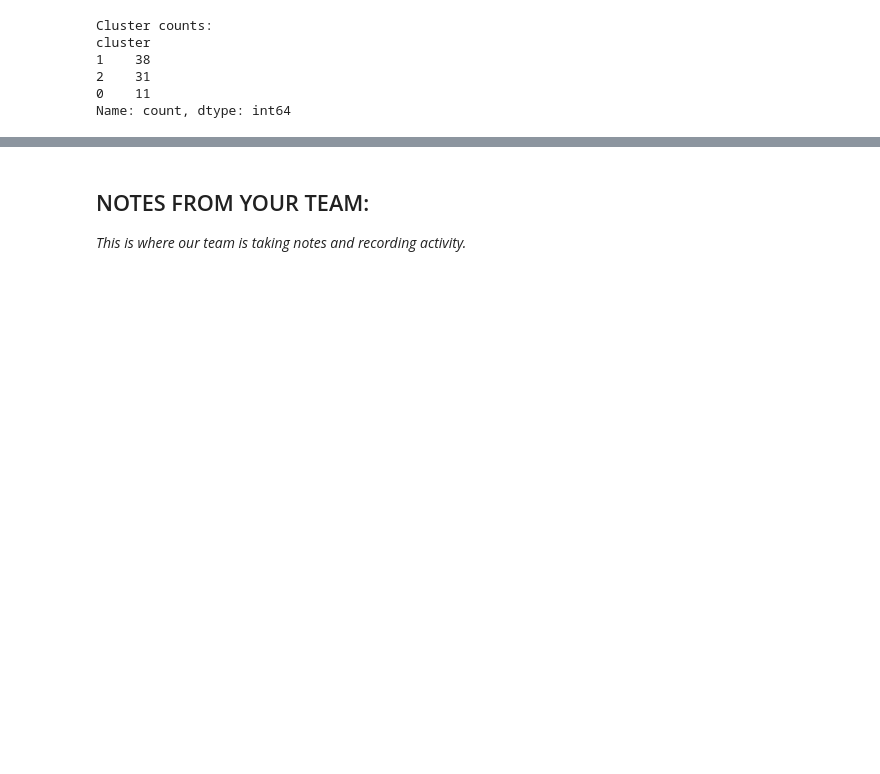
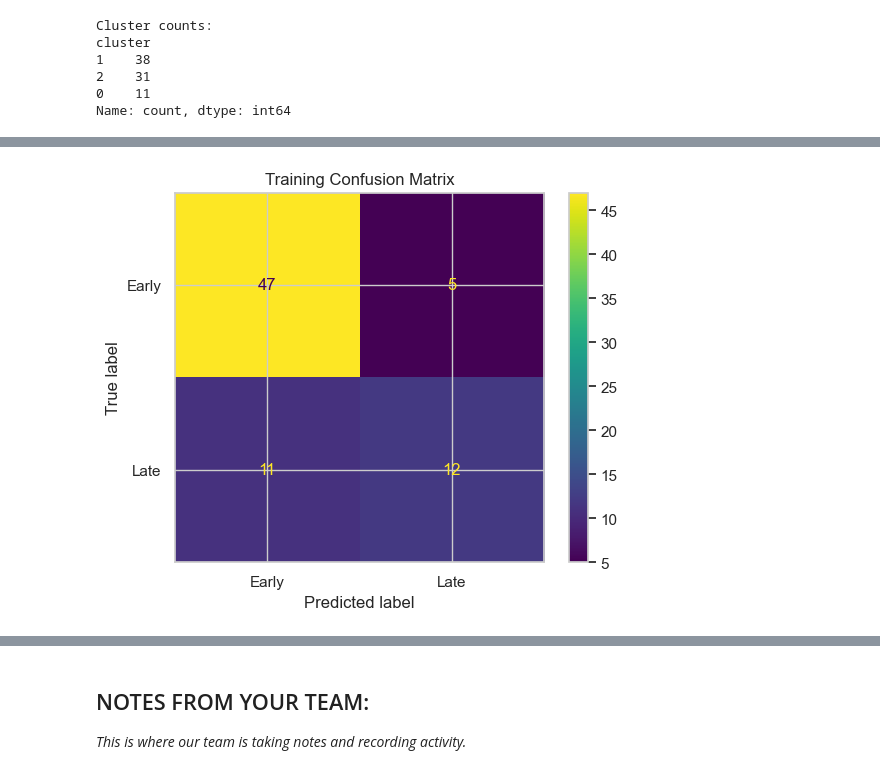
Before and after one commit to breckleytheresa13-debug/Module-4-Cancer_breckley_chen, a Jupyter notebook: code/Module 4 Template.ipynb, the cells around one changed output, grey strips where cells are left out. Cells and saved outputs as stored; diff of their text form; code cells hidden in the pictures; blank space fills up the shorter version.

```diff
--- a/code/Module 4 Template.ipynb
+++ b/code/Module 4 Template.ipynb
@@ -407,0 +528,14 @@ NameError: name 'brca_metadata' is not defined
+# %%
+# Confusion matrix for training data
+train_cm = confusion_matrix(y_train, y_train_pred, labels=log_reg_model.classes_)
+
+train_disp = ConfusionMatrixDisplay(
+    confusion_matrix=train_cm,
+    display_labels=log_reg_model.classes_
+)
+
+train_disp.plot()
+plt.title("Training Confusion Matrix")
+plt.show()
+# %% [output]
+[figure, added]
```
Also changed, not shown: parts of 40 cells of this notebook.
